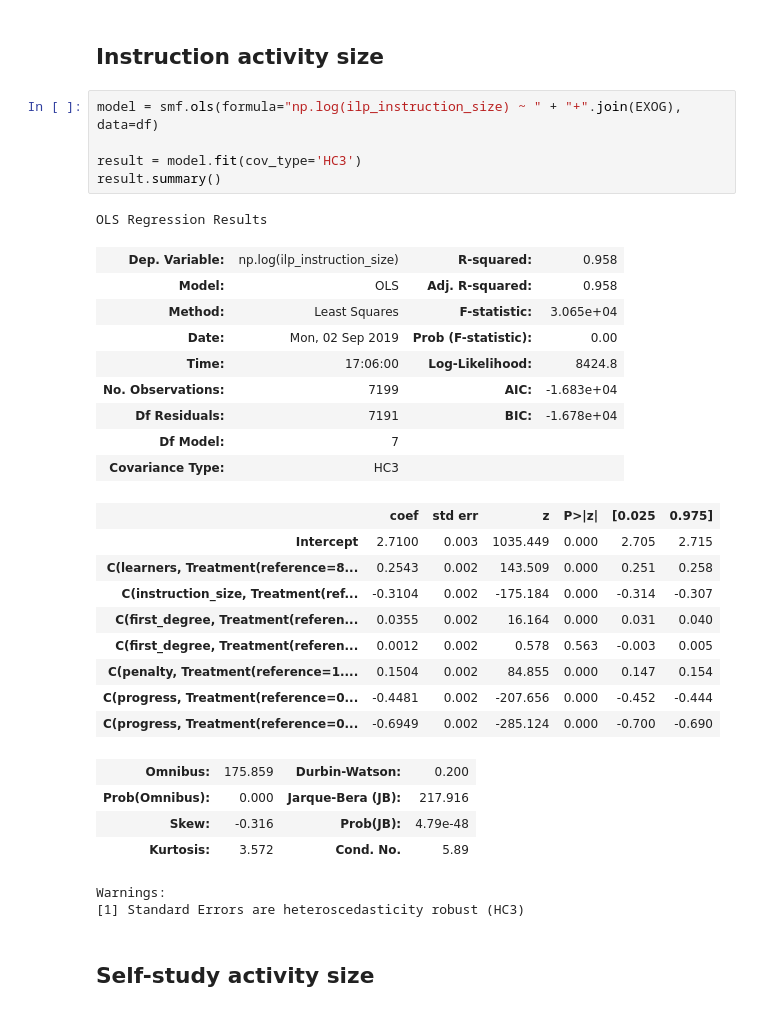
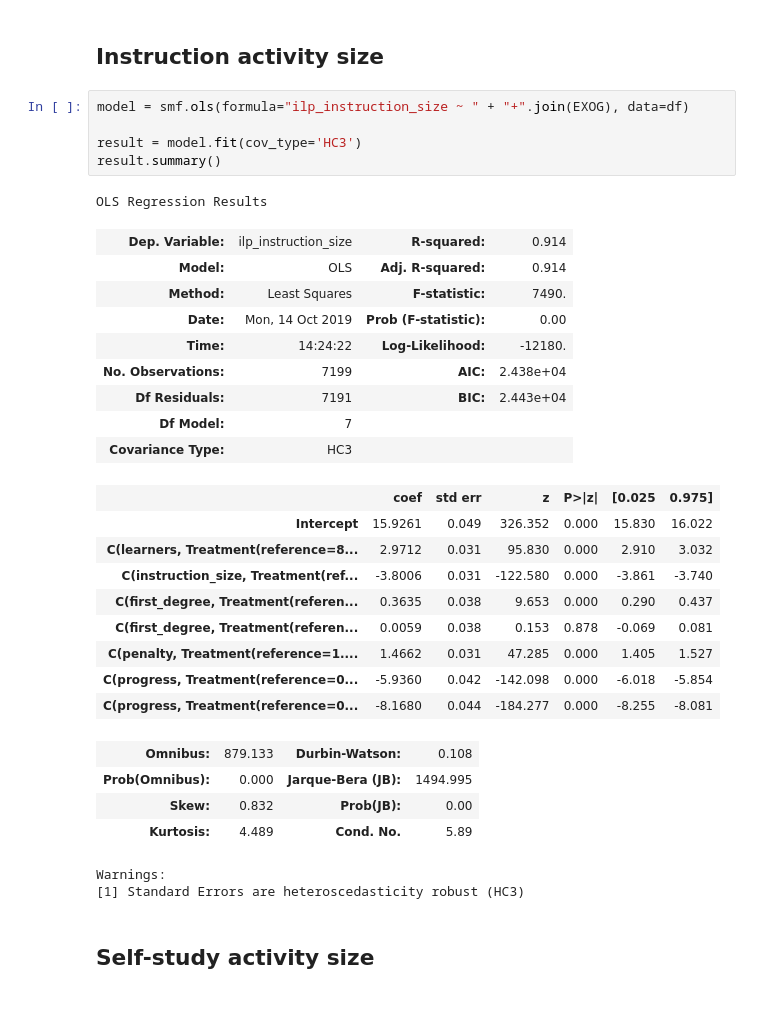
Before and after one commit to N-Wouda/PL-Hourly-Heuristic, a Jupyter notebook: analysis/policies.ipynb, the cells around one changed output. Cells and saved outputs as stored; diff of their text form.

```diff
--- a/analysis/policies.ipynb
+++ b/analysis/policies.ipynb
@@ -126,34 +125,34 @@ Warnings:
 # %% [markdown]
 ## Instruction activity size
 # %%
-model = smf.ols(formula="np.log(ilp_instruction_size) ~ " + "+".join(EXOG), data=df)
+model = smf.ols(formula="ilp_instruction_size ~ " + "+".join(EXOG), data=df)
 
 result = model.fit(cov_type='HC3')
 result.summary()
 # %% [output]
 OLS Regression Results
-| Dep. Variable: | np.log(ilp_instruction_size) | R-squared: | 0.958 |
-| Model: | OLS | Adj. R-squared: | 0.958 |
-| Method: | Least Squares | F-statistic: | 3.065e+04 |
-| Date: | Mon, 02 Sep 2019 | Prob (F-statistic): | 0.00 |
-| Time: | 17:06:00 | Log-Likelihood: | 8424.8 |
-| No. Observations: | 7199 | AIC: | -1.683e+04 |
-| Df Residuals: | 7191 | BIC: | -1.678e+04 |
+| Dep. Variable: | ilp_instruction_size | R-squared: | 0.914 |
+| Model: | OLS | Adj. R-squared: | 0.914 |
+| Method: | Least Squares | F-statistic: | 7490. |
+| Date: | Mon, 14 Oct 2019 | Prob (F-statistic): | 0.00 |
+| Time: | 14:24:22 | Log-Likelihood: | -12180. |
+| No. Observations: | 7199 | AIC: | 2.438e+04 |
+| Df Residuals: | 7191 | BIC: | 2.443e+04 |
 | Df Model: | 7 |  |  |
 | Covariance Type: | HC3 |  |  |
 |  | coef | std err | z | P>|z| | [0.025 | 0.975] |
-| Intercept | 2.7100 | 0.003 | 1035.449 | 0.000 | 2.705 | 2.715 |
-| C(learners, Treatment(reference=8... | 0.2543 | 0.002 | 143.509 | 0.000 | 0.251 | 0.258 |
-| C(instruction_size, Treatment(ref... | -0.3104 | 0.002 | -175.184 | 0.000 | -0.314 | -0.307 |
-| C(first_degree, Treatment(referen... | 0.0355 | 0.002 | 16.164 | 0.000 | 0.031 | 0.040 |
-| C(first_degree, Treatment(referen... | 0.0012 | 0.002 | 0.578 | 0.563 | -0.003 | 0.005 |
-| C(penalty, Treatment(reference=1.... | 0.1504 | 0.002 | 84.855 | 0.000 | 0.147 | 0.154 |
-| C(progress, Treatment(reference=0... | -0.4481 | 0.002 | -207.656 | 0.000 | -0.452 | -0.444 |
-| C(progress, Treatment(reference=0... | -0.6949 | 0.002 | -285.124 | 0.000 | -0.700 | -0.690 |
+| Intercept | 15.9261 | 0.049 | 326.352 | 0.000 | 15.830 | 16.022 |
+| C(learners, Treatment(reference=8... | 2.9712 | 0.031 | 95.830 | 0.000 | 2.910 | 3.032 |
+| C(instruction_size, Treatment(ref... | -3.8006 | 0.031 | -122.580 | 0.000 | -3.861 | -3.740 |
+| C(first_degree, Treatment(referen... | 0.3635 | 0.038 | 9.653 | 0.000 | 0.290 | 0.437 |
+| C(first_degree, Treatment(referen... | 0.0059 | 0.038 | 0.153 | 0.878 | -0.069 | 0.081 |
+| C(penalty, Treatment(reference=1.... | 1.4662 | 0.031 | 47.285 | 0.000 | 1.405 | 1.527 |
+| C(progress, Treatment(reference=0... | -5.9360 | 0.042 | -142.098 | 0.000 | -6.018 | -5.854 |
+| C(progress, Treatment(reference=0... | -8.1680 | 0.044 | -184.277 | 0.000 | -8.255 | -8.081 |
-| Omnibus: | 175.859 | Durbin-Watson: | 0.200 |
-| Prob(Omnibus): | 0.000 | Jarque-Bera (JB): | 217.916 |
-| Skew: | -0.316 | Prob(JB): | 4.79e-48 |
-| Kurtosis: | 3.572 | Cond. No. | 5.89 |
+| Omnibus: | 879.133 | Durbin-Watson: | 0.108 |
+| Prob(Omnibus): | 0.000 | Jarque-Bera (JB): | 1494.995 |
+| Skew: | 0.832 | Prob(JB): | 0.00 |
+| Kurtosis: | 4.489 | Cond. No. | 5.89 |
 Warnings:
 [1] Standard Errors are heteroscedasticity robust (HC3)
 # %% [markdown]
```
Also changed, not shown: parts of 9 cells of this notebook, 1 other file.
